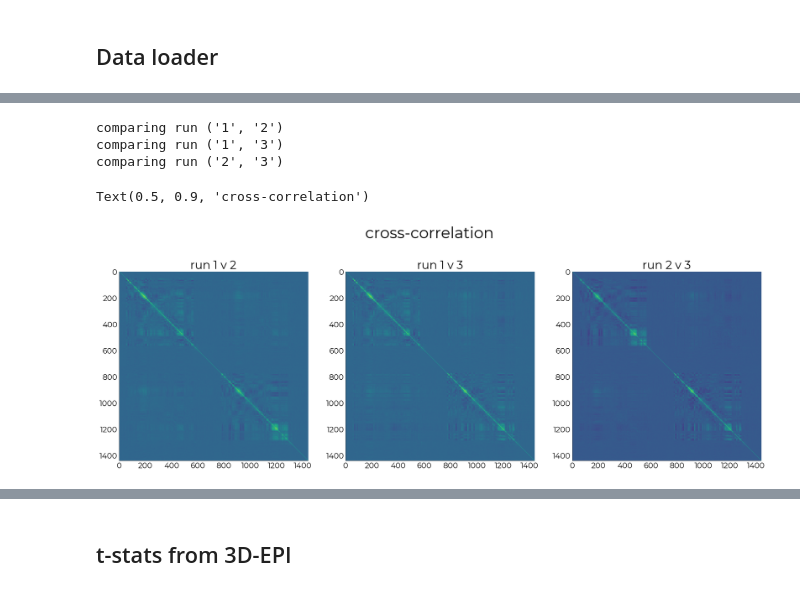
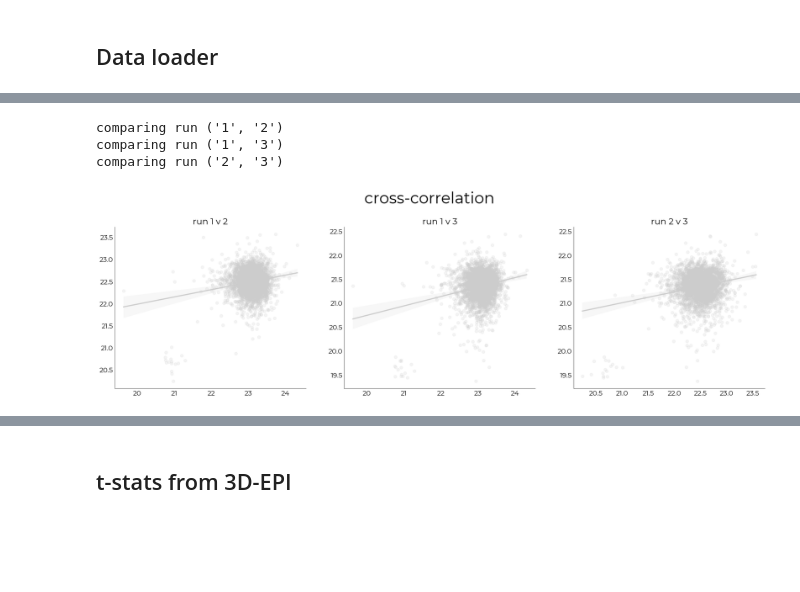
Before and after one commit to spinoza-centre/holeresponse, a Jupyter notebook: notebooks/srf_pilot.ipynb, the cells around one changed output, grey strips where cells are left out. Saved outputs shown, nothing was run; the diff lists cells and outputs as text; code cells hidden in the pictures; blank space fills up the shorter version.

```diff
--- a/notebooks/srf_pilot.ipynb
+++ b/notebooks/srf_pilot.ipynb
@@ -52,0 +49,3 @@ Fetching dataframe from attribute 'df_func_psc'
+# %%
+df_onsets = obj_.fetch_onsets()
+df_func = obj_.fetch_fmri(dtype="raw")
@@ -73,31 +74,33 @@ srfa
 9600 rows × 720 columns
 # %%
 %matplotlib inline
-fig,axs = plt.subplots(ncols=len(run_ids), figsize=(24,10))
+fig,axs = plt.subplots(ncols=len(run_ids), figsize=(24,6))
 comb = list(itertools.combinations(run_ids, 2))
 for ix,c in enumerate(comb):
     print(f"comparing run {c}")
-    arr1 = utils.select_from_df(srfa, expression=f"run = {c[0]}").values.T
-    arr2 = utils.select_from_df(srfa, expression=f"run = {c[1]}").values.T
+    arr1 = utils.select_from_df(srfa, expression=f"run = {c[0]}").mean(axis=1)
+    arr2 = utils.select_from_df(srfa, expression=f"run = {c[1]}").mean(axis=1)
 
     # corr = signal.correlate2d(
     #     arr1,
     #     arr2,
     #     boundary='symm',
     #     mode='same')
 
-    corr = np.corrcoef(arr1,arr2)
-    axs[ix].imshow(corr) #, aspect=1/5)
-    axs[ix].set_title(f"run {c[0]} v {c[1]}")
-    plotting.conform_ax_to_obj(axs[ix], label_size=16, font_size=24)
+    plotting.LazyCorr(
+        arr1,
+        arr2,
+        axs=axs[ix],
+        title=f"run {c[0]} v {c[1]}",
+        scatter_kwargs={"alpha": 0.2})
 
-fig.suptitle("cross-correlation", fontsize=32, y=0.9)
+fig.suptitle("cross-correlation", fontsize=32, y=1.05)
+plt.show()
 # %% [output]
 comparing run ('1', '2')
 comparing run ('1', '3')
 comparing run ('2', '3')
-Text(0.5, 0.9, 'cross-correlation')
-[figure, old version]
+[figure, new version]
 # %%
 # average across runs within tasks
 df_avg = df_func.groupby(["subject","task","t"]).mean()
```
Also changed, not shown: parts of 24 cells of this notebook.
